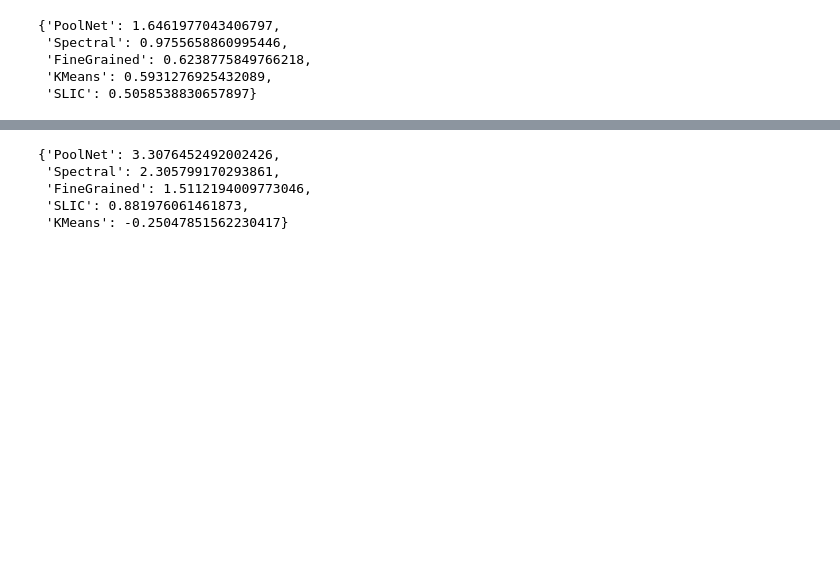
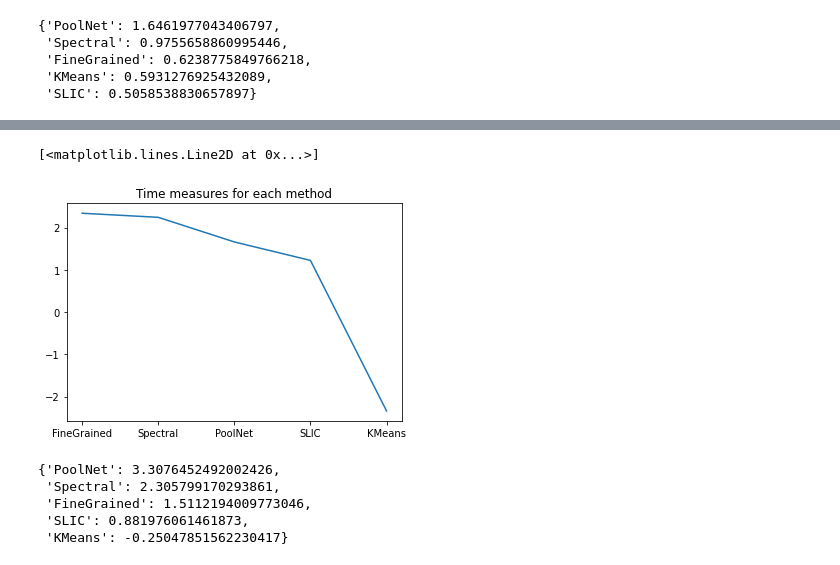
Before and after one commit to UserDebS/Saliency_Selector, a Jupyter notebook: salSelection.ipynb, the cells around one changed output, grey strips where cells are left out. Saved outputs shown, nothing was run; the diff lists cells and outputs as text; code cells hidden in the pictures; blank space fills up the shorter version.

```diff
--- a/salSelection.ipynb
+++ b/salSelection.ipynb
@@ -227,7 +252,9 @@ Q_max = max(Quality_Score.values())
 def timemesure(time):
     return np.log10((T_max-time+0.5)/(time-T_min+0.5))
 # %%
+TimeScores = {}
 scores = {}
 for method in methods:
     Q = Quality_Score[method]
+    TimeScores[method] = timemesure(time[method])
     scores[method] = Q + (Q/Q_max)*timemesure(time[method])
@@ -234,3 +289,9 @@ for method in methods:
+# %%
+plt.title('Time measures for each method')
+plt.plot(pd.DataFrame({ i[0]:i[1] for i in sorted(TimeScores.items(),key=lambda x:x[1],reverse=True)},index=[0]).T)
+# %% [output]
+[<matplotlib.lines.Line2D at 0x...>]
+[figure, added]
 # %%
 Sorted_Scores = { i[0]:i[1] for i in sorted(scores.items(),key=lambda x:x[1],reverse=True)}
 Sorted_Scores
```
Also changed, not shown: parts of 10 cells of this notebook, 10 other files.
